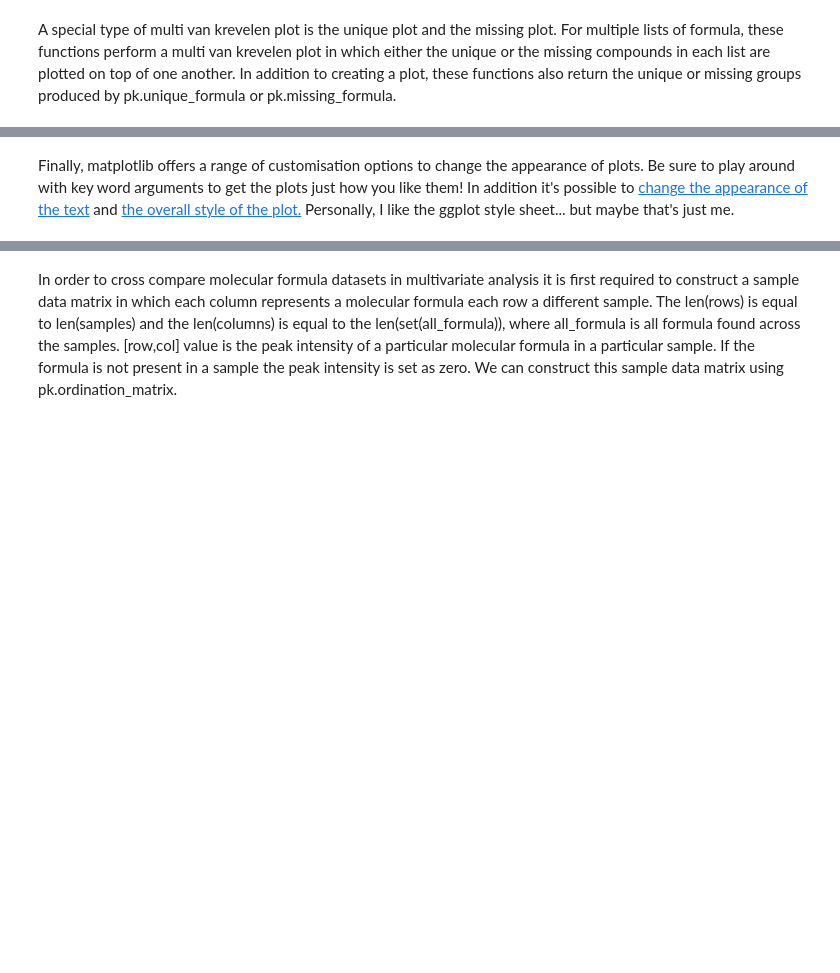
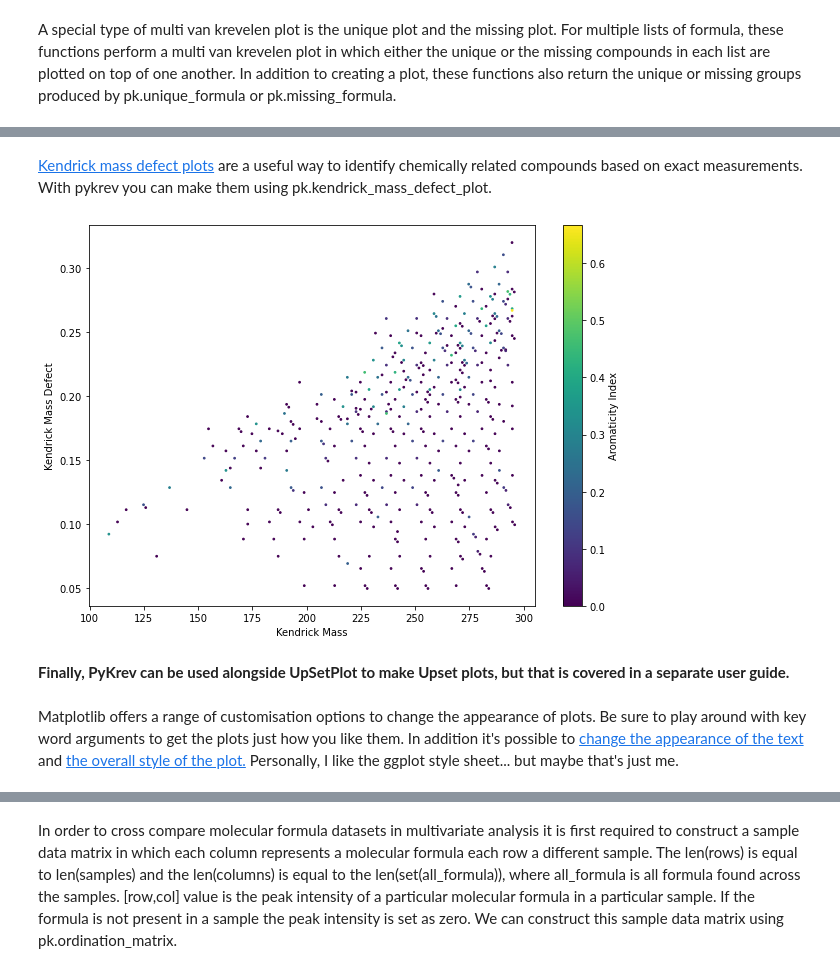
Before and after one commit to Kzra/pykrev, a Jupyter notebook: docs/PyKrev User Guide.ipynb, the cells around one changed output, grey strips where cells are left out. Cells and saved outputs as stored; diff of their text form; code cells hidden in the pictures; blank space fills up the shorter version.

```diff
--- a/docs/PyKrev User Guide.ipynb
+++ b/docs/PyKrev User Guide.ipynb
@@ -204,2 +190,12 @@ plt.legend()
+# %% [markdown]
+[Kendrick mass defect plots](https://doi.org/10.1021/acs.analchem.9b03333) are a useful way to identify chemically related compounds based on exact measurements. With pykrev you can make them using pk.kendrick_mass_defect_plot.
+# %%
+plt.figure(figsize = (10,7))
+kendrickMass, kendrickMassDefect = pk.kendrick_mass_defect_plot(A_formula[:400],A_mass_charge[:400],base = ['CH2'], s = 3, c = A_ai[:400])
+plt.colorbar().set_label('Aromaticity Index')
+# %% [output]
+[figure, added]
+# %% [markdown]
+**Finally, PyKrev can be used alongside UpSetPlot to make Upset plots, but that is covered in a separate user guide.**
 # %% [markdown]
-Finally, matplotlib offers a range of customisation options to change the appearance of plots. Be sure to play around with key word arguments to get the plots just how you like them! In addition it's possible to [change the appearance of the text](https://matplotlib.org/tutorials/introductory/customizing.html) and [the overall style of the plot.](https://matplotlib.org/3.1.1/gallery/style_sheets/style_sheets_reference.html) Personally, I like the ggplot style sheet... but maybe that's just me.
+Matplotlib offers a range of customisation options to change the appearance of plots. Be sure to play around with key word arguments to get the plots just how you like them. In addition it's possible to [change the appearance of the text](https://matplotlib.org/tutorials/introductory/customizing.html) and [the overall style of the plot.](https://matplotlib.org/3.1.1/gallery/style_sheets/style_sheets_reference.html) Personally, I like the ggplot style sheet... but maybe that's just me.
```
Also changed, not shown: parts of 29 cells of this notebook, 28 other files.
